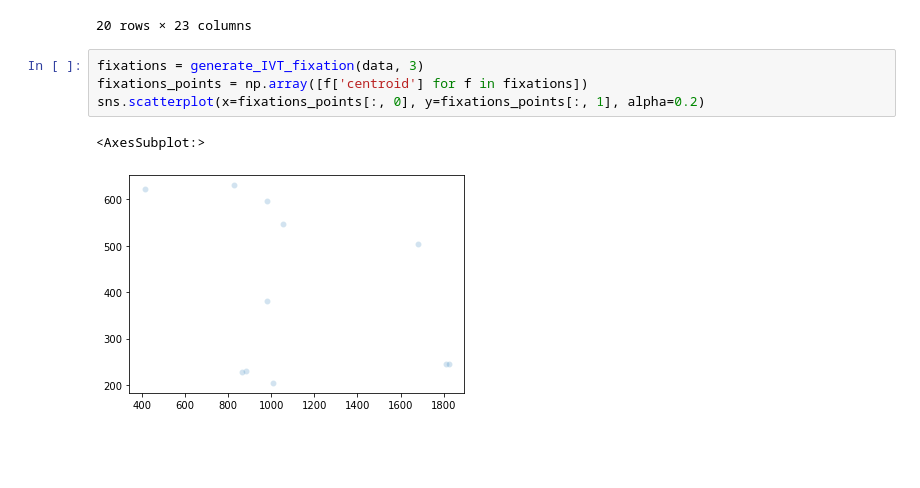
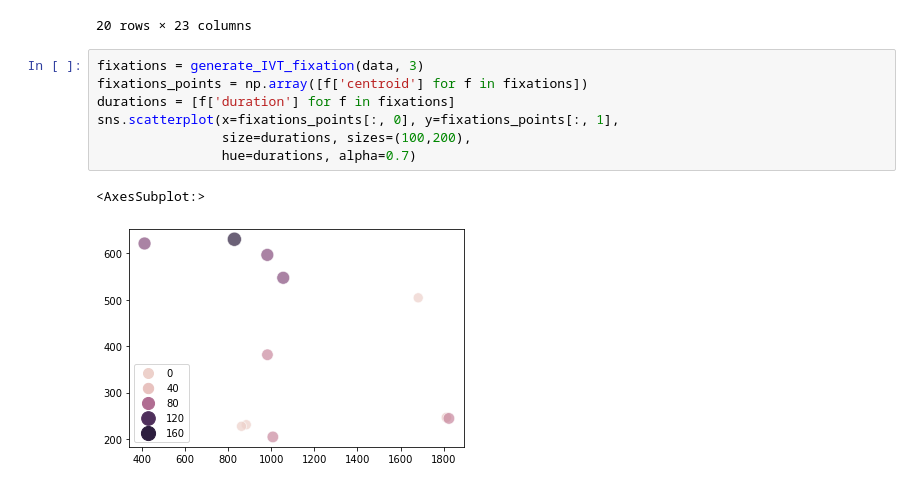
Before and after one commit to Joilence/Gaze-on-Grid, a Jupyter notebook: data-analysis/analysis.ipynb, the cells around one changed output. Saved outputs shown, nothing was run; the diff lists cells and outputs as text; blank space fills up the shorter version.

Commit message:
improve fixation vis

```diff
--- a/data-analysis/analysis.ipynb
+++ b/data-analysis/analysis.ipynb
@@ -66,7 +66,10 @@ data.head(20)
 # %%
 fixations = generate_IVT_fixation(data, 3)
 fixations_points = np.array([f['centroid'] for f in fixations])
-sns.scatterplot(x=fixations_points[:, 0], y=fixations_points[:, 1], alpha=0.2)
+durations = [f['duration'] for f in fixations]
+sns.scatterplot(x=fixations_points[:, 0], y=fixations_points[:, 1],
+                size=durations, sizes=(100,200),
+                hue=durations, alpha=0.7)
 # %% [output]
 <AxesSubplot:>
-[figure, old version]
+[figure, new version]
```
Also changed, not shown: parts of 1 cell of this notebook.
